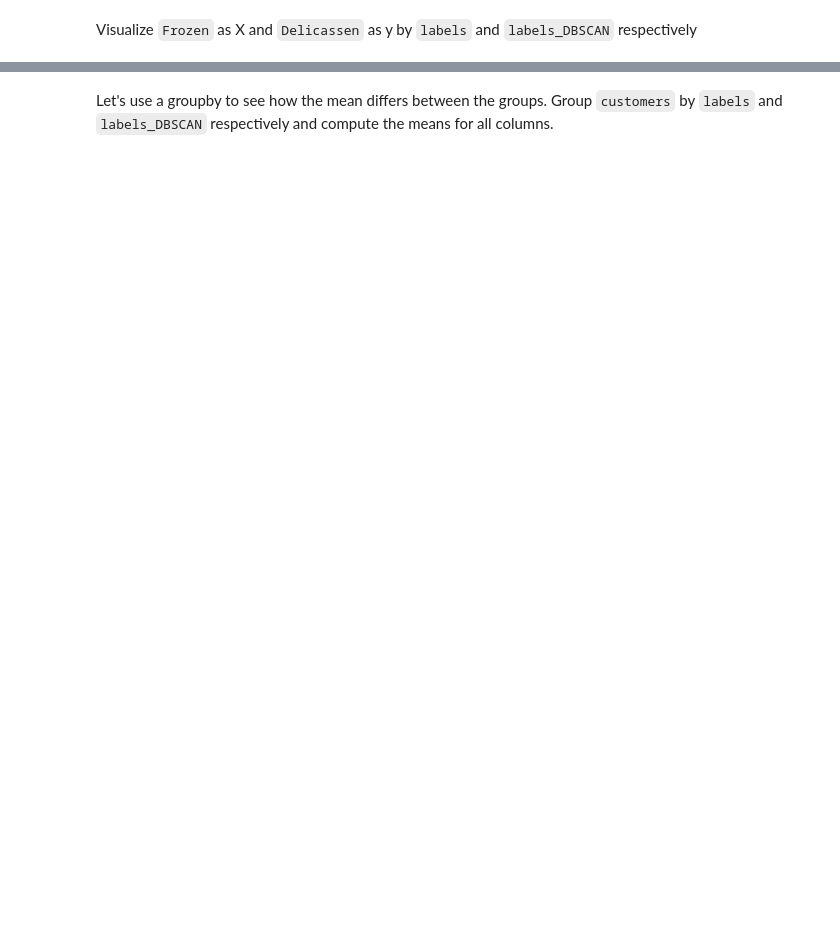
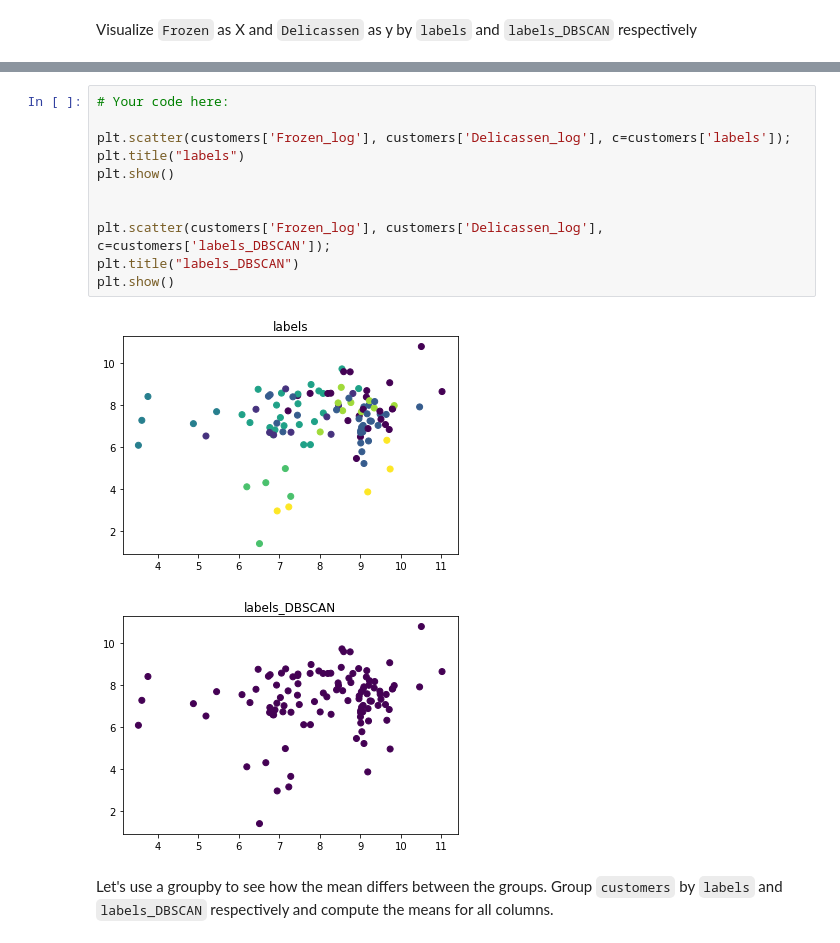
Before and after one commit to vkamg/dataptmad1019, a Jupyter notebook: module-3/lab-unsupervised-learning/your-code/main.ipynb, the cells around one changed output, grey strips where cells are left out. Drawn from its saved outputs; the diff is of its cells as text; blank space fills up the shorter version.

```diff
--- a/module-3/lab-unsupervised-learning/your-code/main.ipynb
+++ b/module-3/lab-unsupervised-learning/your-code/main.ipynb
@@ -301,3 +345,17 @@ Visualize `Frozen` as X and `Delicassen` as y by `labels` and `labels_DBSCAN` re
+# %%
+# Your code here:
+
+plt.scatter(customers['Frozen_log'], customers['Delicassen_log'], c=customers['labels']);
+plt.title("labels")
+plt.show()
+
+
+plt.scatter(customers['Frozen_log'], customers['Delicassen_log'], c=customers['labels_DBSCAN']);
+plt.title("labels_DBSCAN")
+plt.show()
+# %% [output]
+[figure, added]
+[figure, added]
 # %% [markdown]
 Let's use a groupby to see how the mean differs between the groups. Group `customers` by `labels` and `labels_DBSCAN` respectively and compute the means for all columns.
 # %%
```
Also changed, not shown: parts of 15 cells of this notebook.
